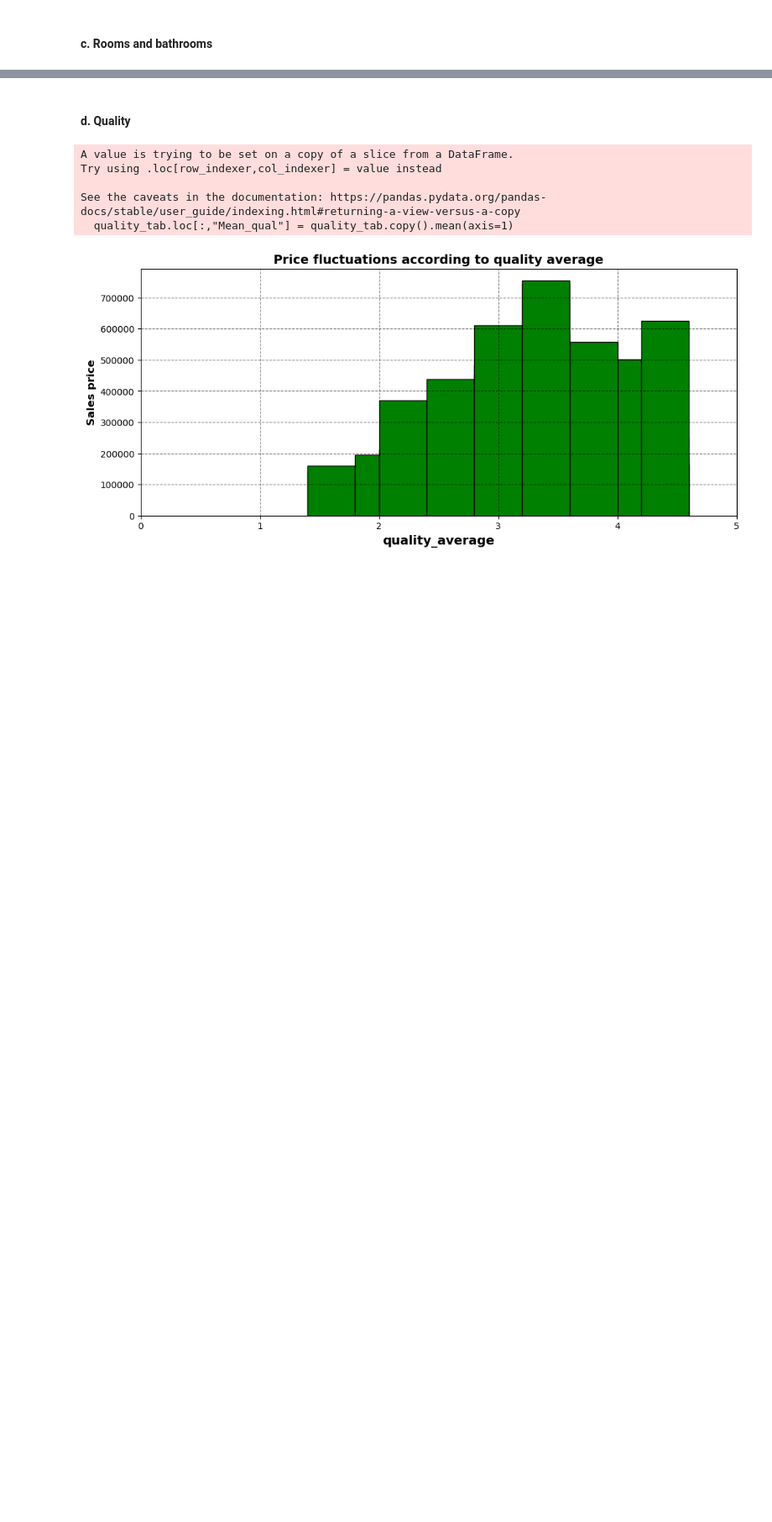
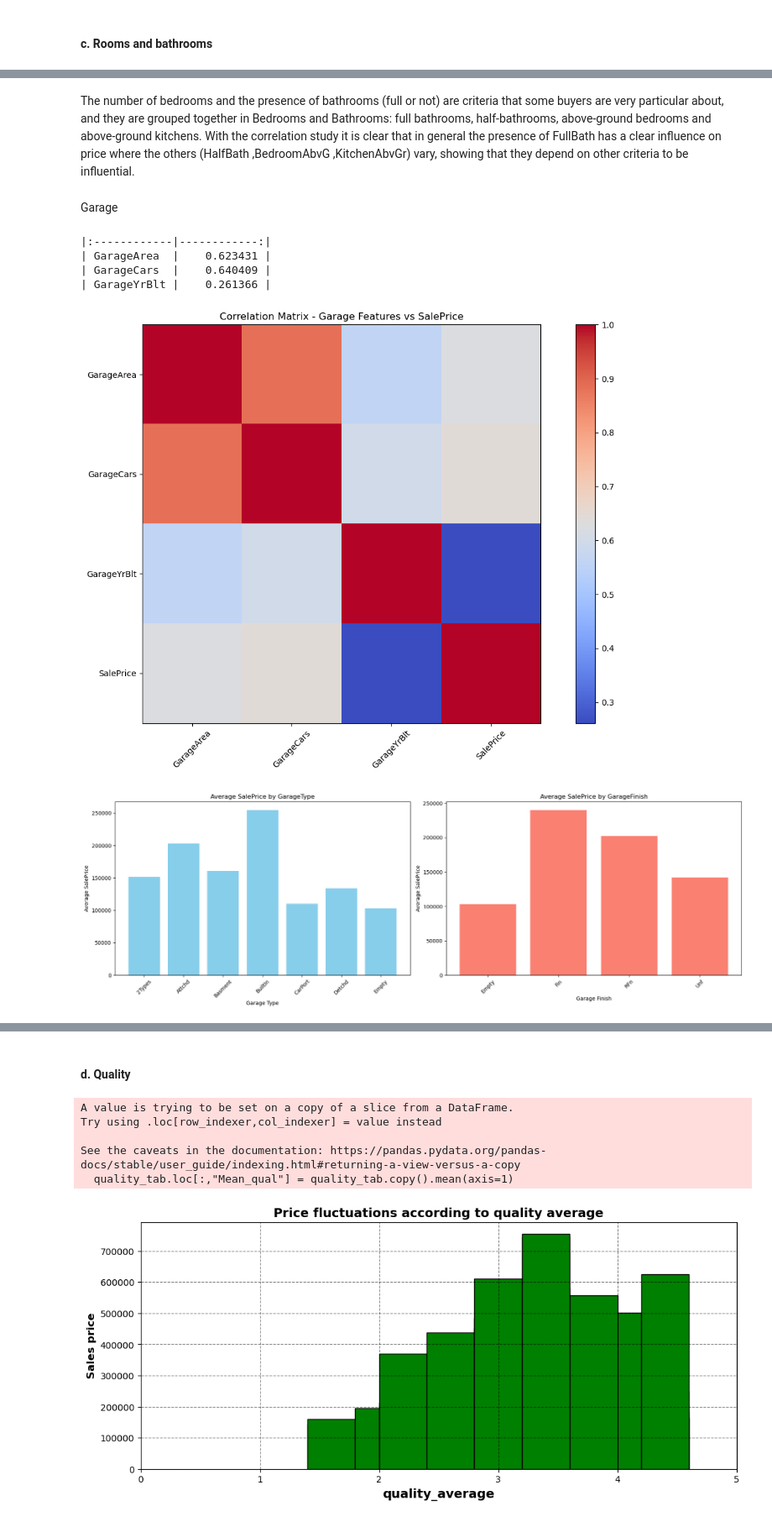
Before and after one commit to superMass14/immoSense, a Jupyter notebook: notebook/main.ipynb, the cells around one changed output, grey strips where cells are left out. Shown: that part at 84% size. Saved outputs shown, nothing was run; the diff lists cells and outputs as text; code cells hidden in the pictures; blank space fills up the shorter version.

```diff
--- a/notebook/main.ipynb
+++ b/notebook/main.ipynb
@@ -307,0 +316,50 @@ df[["FullBath", "HalfBath", "BedroomAbvGr", "KitchenAbvGr", "SalePrice"]]
+# %% [markdown]
+The number of bedrooms and the presence of bathrooms (full or not) are criteria that some buyers are very particular about, and they are grouped together in Bedrooms and Bathrooms: full bathrooms, half-bathrooms, above-ground bedrooms and above-ground kitchens. With the correlation study it is clear that in general the presence of FullBath has a clear influence on price where the others (HalfBath ,BedroomAbvG ,KitchenAbvGr) vary, showing that they depend on other criteria to be influential.
+# %% [markdown]
+Garage
+# %%
+
+garage_corr = df[["GarageArea", "GarageCars", "GarageYrBlt", "SalePrice"]].corr()
+print(df[["GarageArea", "GarageCars", "GarageYrBlt", "SalePrice"]].corr().iloc[:-1, -1].to_markdown())
+
+plt.figure(figsize=(12,8))
+plt.imshow(garage_corr, cmap='coolwarm', interpolation='none')
+plt.colorbar()
+
+plt.xticks(np.arange(len(garage_corr.columns)), garage_corr.columns, rotation=45)
+plt.yticks(np.arange(len(garage_corr.columns)), garage_corr.columns)
+plt.title('Correlation Matrix - Garage Features vs SalePrice')
+plt.tight_layout()
+plt.show()
+
+
+garage_type_avg_price = df.groupby('GarageType')['SalePrice'].mean()
+garage_finish_avg_price = df.groupby('GarageFinish')['SalePrice'].mean()
+
+fig, axs = plt.subplots(1, 2, figsize=(18, 6))
+
+#  Graphics for GarageType
+axs[0].bar(garage_type_avg_price.index, garage_type_avg_price.values, color='skyblue')
+axs[0].set_xticks(garage_type_avg_price.index)
+axs[0].set_xticklabels(garage_type_avg_price.index, rotation=45)
+axs[0].set_title('Average SalePrice by GarageType')
+axs[0].set_xlabel('Garage Type')
+axs[0].set_ylabel('Average SalePrice')
+
+# Graphics for GarageFinish
+axs[1].bar(garage_finish_avg_price.index, garage_finish_avg_price.values, color='salmon')
+axs[1].set_xticks(garage_finish_avg_price.index)
+axs[1].set_xticklabels(garage_finish_avg_price.index, rotation=45)
+axs[1].set_title('Average SalePrice by GarageFinish')
+axs[1].set_xlabel('Garage Finish')
+axs[1].set_ylabel('Average SalePrice')
+
+plt.tight_layout()
+plt.show()
+# %% [output]
+|:------------|------------:|
+| GarageArea  |    0.623431 |
+| GarageCars  |    0.640409 |
+| GarageYrBlt |    0.261366 |
+[figure, added]
+[figure, added]
```
Also changed, not shown: parts of 9 cells of this notebook.
